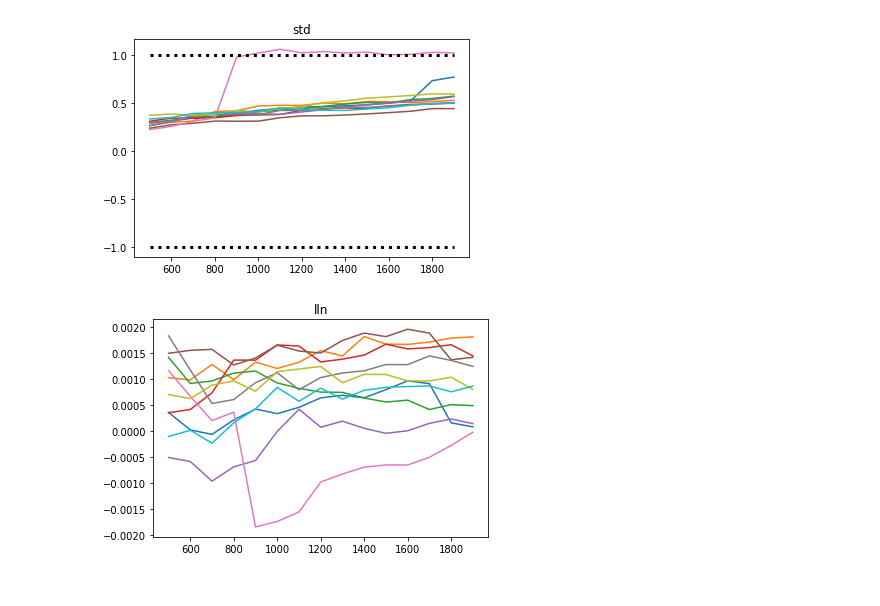
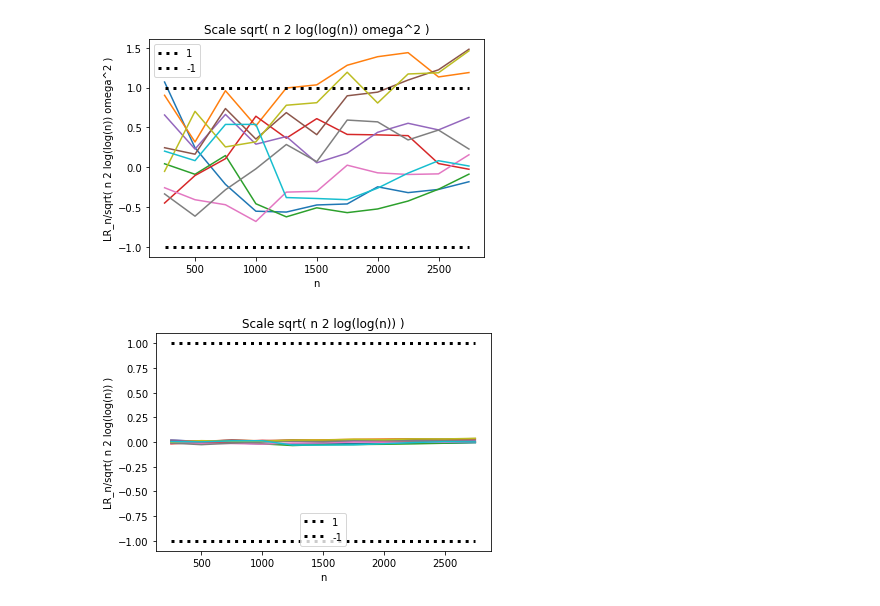
Before and after one commit to ericschulman/testing, a Jupyter notebook: functional_form.ipynb, the cells around one changed output. Cells and saved outputs as stored; diff of their text form; code cells hidden in the pictures.

Commit message:
better graphs

```diff
--- a/functional_form.ipynb
+++ b/functional_form.ipynb
@@ -6,7 +6,7 @@ from scipy.stats import norm
 # %%
 #generate the sample
 def gen_data():
-    N = 2000
+    N = 3000
     beta = 3
     x = np.random.normal(loc=-.5, scale=.5, size=N)
     e = np.random.normal(loc=0.0, scale=1.0, size=N)
@@ -37,8 +41,8 @@ def gen_llr():
     ll1 = []
     ll2 = []
     rescale = []
-    n0 = 500
-    skip = 100
+    n0 = 250
+    skip = 250
 
     for n in range(n0,N,skip):
         xn = x[1:n+1]
@@ -65,36 +69,62 @@ for i in range(10):
     process =  (np.array(ll1) - np.array(ll2))
     std_process = np.sqrt(np.array(rescale))
 
+    #scale by 1/n
+    plt.figure(1)
+    plt.plot(scale, process/scale )
+
+    #scale by lil and var
+    plt.figure(2)
+    plt.plot(scale,  (process/scale)/ ( np.sqrt( 2*np.log(np.log(scale))/scale )*std_process ) )
+
+
+    #scale by lil
+    plt.figure(3)
+    plt.plot(scale,  (process/scale)/ ( np.sqrt( 2*np.log(np.log(scale))/scale ) ) )
+
+    #scale by root n
     plt.figure(4)
+    plt.title("clt")
+    plt.plot(scale, np.sqrt(scale) * (process/scale)/std_process )
+
+    plt.figure(5)
     plt.title("std")
     plt.plot(scale, std_process)
 
-    plt.figure(5)
-    plt.title("std")
-    plt.plot(scale, std_process/ ( np.sqrt( 2*np.log(np.log(scale))/scale ) ))
 
-    #scale by 1/n
-    plt.figure(1)
-    plt.title("lln")
-    plt.plot(scale, process/scale )
+#plot 1
+plt.figure(1)
+plt.title("Scale 1/n")
+plt.ylabel("LR_n/n")
+plt.xlabel("n")
 
-    #scale by root
-    plt.figure(2)
-    plt.title("lil")
-    plt.plot(scale,  (process/scale)/ ( np.sqrt( 2*np.log(np.log(scale))/scale ) )/std_process )
+plt.plot(scale,np.sqrt(2*np.log(np.log(scale))/scale),  color='black', linewidth=3, linestyle=":",
+         label="sqrt( n 2 log(log(n)) )" )
+plt.plot(scale,-1*np.sqrt(2*np.log(np.log(scale))/scale),  color='black', linewidth=3, linestyle=":",
+        label="- sqrt( n 2 log(log(n)) )")
+plt.legend()
+plt.savefig("figs/lln_form")
 
-    #scale by root n
-    plt.figure(3)
-    plt.title("clt")
-    plt.plot(scale, np.sqrt(scale) * (process/scale)/std_process )
+#plot 2
+plt.figure(2)
+plt.title("Scale sqrt( n 2 log(log(n)) omega^2 )")
+plt.ylabel("LR_n/sqrt( n 2 log(log(n)) omega^2 )")
+plt.xlabel("n")
 
-plt.figure(2)
-plt.plot(scale,np.ones(scale.shape[0]),  color='black', linewidth=3, linestyle=":" )
-plt.plot(scale,-1*np.ones(scale.shape[0]),  color='black', linewidth=3, linestyle=":" )
+plt.plot(scale,np.ones(scale.shape[0]),  color='black', linewidth=3, linestyle=":",  label="1" )
+plt.plot(scale,-1*np.ones(scale.shape[0]),  color='black', linewidth=3, linestyle=":", label="-1")
+plt.legend()
+plt.savefig("figs/lil_form_scale")
 
-plt.figure(5)
-plt.plot(scale,np.ones(scale.shape[0]),  color='black', linewidth=3, linestyle=":" )
-plt.plot(scale,-1*np.ones(scale.shape[0]),  color='black', linewidth=3, linestyle=":" )
 
-plt.show()
+#plot 3
+plt.figure(3)
+plt.title("Scale sqrt( n 2 log(log(n)) )")
+plt.ylabel("LR_n/sqrt( n 2 log(log(n)) )")
+plt.xlabel("n")
+
+plt.plot(scale,np.ones(scale.shape[0]),  color='black', linewidth=3, linestyle=":",  label="1" )
+plt.plot(scale,-1*np.ones(scale.shape[0]),  color='black', linewidth=3, linestyle=":", label="-1")
+plt.legend()
+plt.savefig("figs/lil_form_noscale")
 # %% [output]
@@ -102,2 +132,2 @@ plt.show()
-[figure, old version]
+[figure, new version]
-[figure, old version]
+[figure, new version]
```
Also changed, not shown: parts of 3 cells of this notebook, 1 other file.
